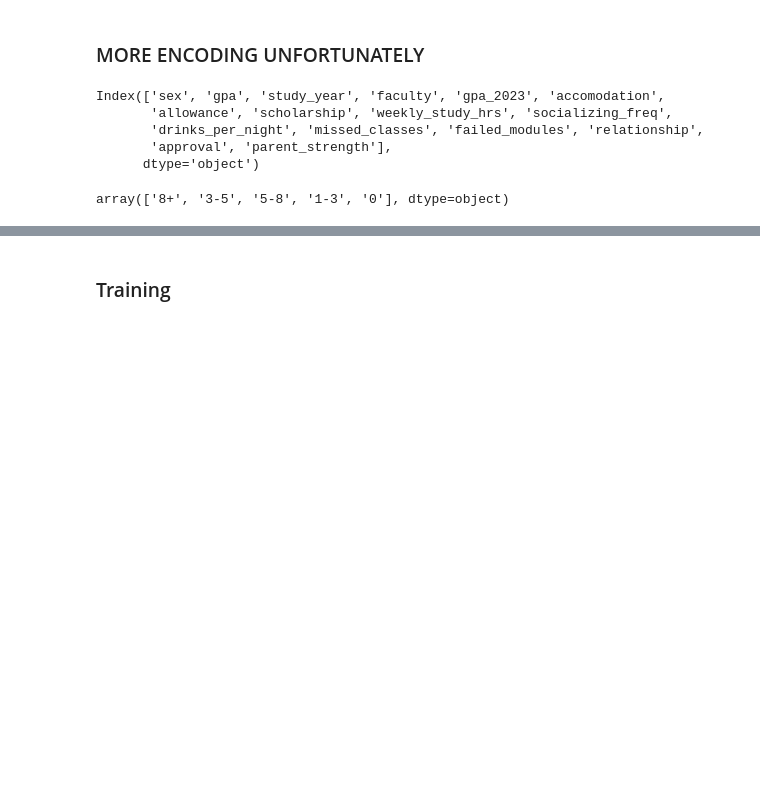
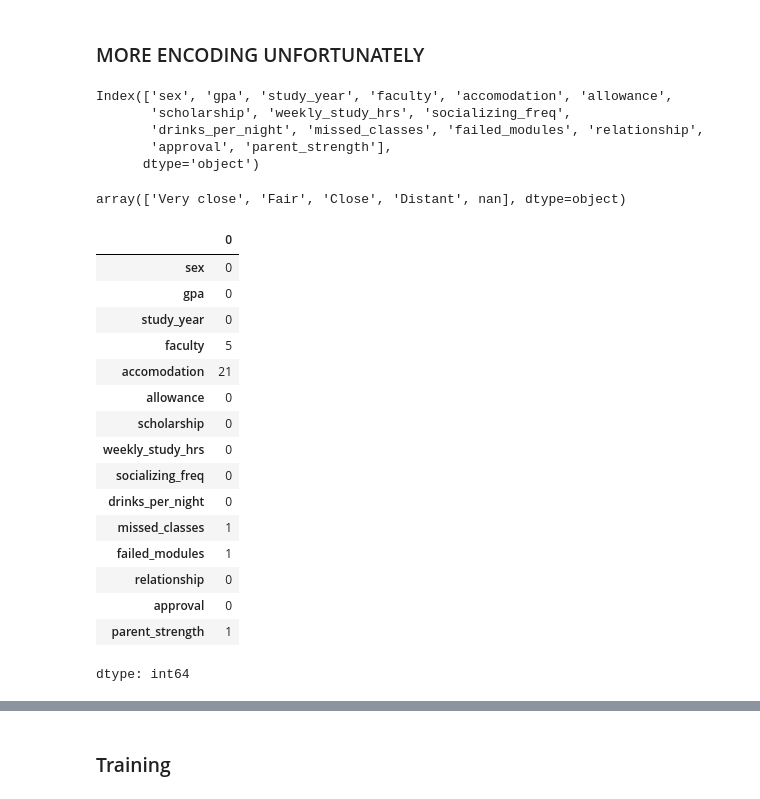
Before and after one commit to MadibaMadiba/uni-drinking-effect, a Jupyter notebook: assets/eda.ipynb, the cells around one changed output, grey strips where cells are left out. Cells and saved outputs as stored; diff of their text form; code cells hidden in the pictures; blank space fills up the shorter version.

```diff
--- a/assets/eda.ipynb
+++ b/assets/eda.ipynb
@@ -442,15 +442,35 @@ dtype: int64
 # %% [markdown]
 ### MORE ENCODING UNFORTUNATELY
 # %%
-data_ML = data1
+data_ML = data1.drop("gpa_2023", axis=1)
 data_ML.columns
 # %% [output]
-Index(['sex', 'gpa', 'study_year', 'faculty', 'gpa_2023', 'accomodation',
-       'allowance', 'scholarship', 'weekly_study_hrs', 'socializing_freq',
+Index(['sex', 'gpa', 'study_year', 'faculty', 'accomodation', 'allowance',
+       'scholarship', 'weekly_study_hrs', 'socializing_freq',
        'drinks_per_night', 'missed_classes', 'failed_modules', 'relationship',
        'approval', 'parent_strength'],
       dtype='object')
 # %%
-data_ML['drinks_per_night'].unique()
+data_ML['parent_strength'].unique()
 # %% [output]
-array(['8+', '3-5', '5-8', '1-3', '0'], dtype=object)
+array(['Very close', 'Fair', 'Close', 'Distant', nan], dtype=object)
+# %%
+data_ML.isna().sum()
+# %% [output]
+|  | 0 |
+| sex | 0 |
+| gpa | 0 |
+| study_year | 0 |
+| faculty | 5 |
+| accomodation | 21 |
+| allowance | 0 |
+| scholarship | 0 |
+| weekly_study_hrs | 0 |
+| socializing_freq | 0 |
+| drinks_per_night | 0 |
+| missed_classes | 1 |
+| failed_modules | 1 |
+| relationship | 0 |
+| approval | 0 |
+| parent_strength | 1 |
+dtype: int64
```
Also changed, not shown: parts of 5 cells of this notebook.
